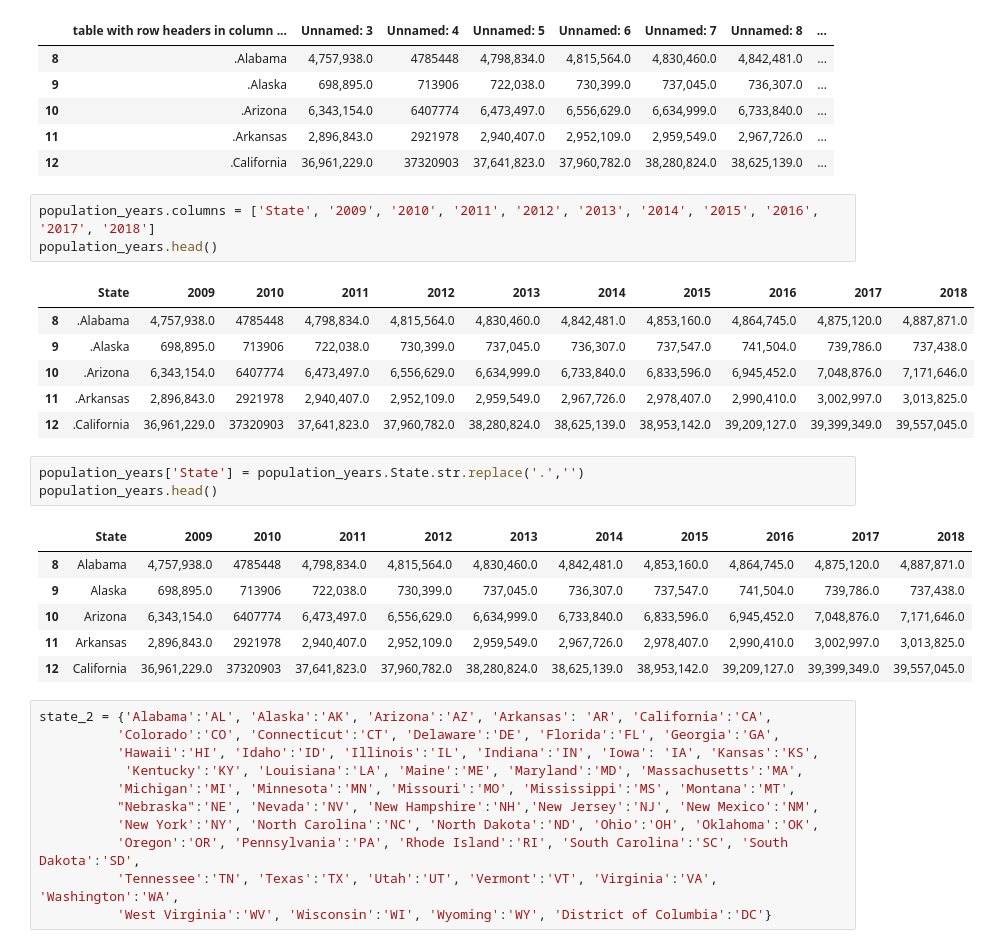
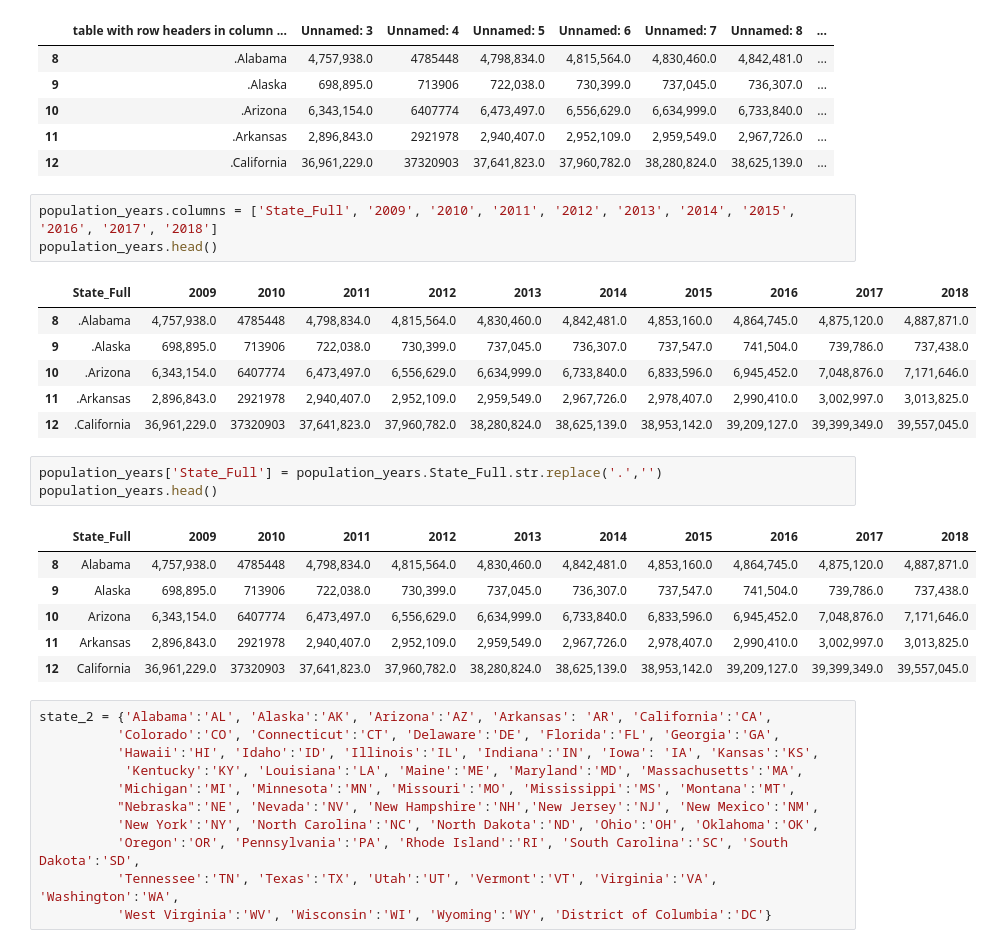
Before and after one commit to jdwright76/Project_1_group1.2, a Jupyter notebook: census_data/project_1_census.ipynb, the cells around one changed output. Saved outputs shown, nothing was run; the diff lists cells and outputs as text.

```diff
--- a/census_data/project_1_census.ipynb
+++ b/census_data/project_1_census.ipynb
@@ -39,20 +39,20 @@ population_years.head()
 | 11 | .Arkansas | 2,896,843.0 | 2921978 | 2,940,407.0 | 2,952,109.0 | 2,959,549.0 | 2,967,726.0 | ... |
 | 12 | .California | 36,961,229.0 | 37320903 | 37,641,823.0 | 37,960,782.0 | 38,280,824.0 | 38,625,139.0 | ... |
 # %%
-population_years.columns = ['State', '2009', '2010', '2011', '2012', '2013', '2014', '2015', '2016', '2017', '2018']
+population_years.columns = ['State_Full', '2009', '2010', '2011', '2012', '2013', '2014', '2015', '2016', '2017', '2018']
 population_years.head()
 # %% [output]
-|  | State | 2009 | 2010 | 2011 | 2012 | 2013 | 2014 | 2015 | 2016 | 2017 | 2018 |
+|  | State_Full | 2009 | 2010 | 2011 | 2012 | 2013 | 2014 | 2015 | 2016 | 2017 | 2018 |
 | 8 | .Alabama | 4,757,938.0 | 4785448 | 4,798,834.0 | 4,815,564.0 | 4,830,460.0 | 4,842,481.0 | 4,853,160.0 | 4,864,745.0 | 4,875,120.0 | 4,887,871.0 |
 | 9 | .Alaska | 698,895.0 | 713906 | 722,038.0 | 730,399.0 | 737,045.0 | 736,307.0 | 737,547.0 | 741,504.0 | 739,786.0 | 737,438.0 |
 | 10 | .Arizona | 6,343,154.0 | 6407774 | 6,473,497.0 | 6,556,629.0 | 6,634,999.0 | 6,733,840.0 | 6,833,596.0 | 6,945,452.0 | 7,048,876.0 | 7,171,646.0 |
 | 11 | .Arkansas | 2,896,843.0 | 2921978 | 2,940,407.0 | 2,952,109.0 | 2,959,549.0 | 2,967,726.0 | 2,978,407.0 | 2,990,410.0 | 3,002,997.0 | 3,013,825.0 |
 | 12 | .California | 36,961,229.0 | 37320903 | 37,641,823.0 | 37,960,782.0 | 38,280,824.0 | 38,625,139.0 | 38,953,142.0 | 39,209,127.0 | 39,399,349.0 | 39,557,045.0 |
 # %%
-population_years['State'] = population_years.State.str.replace('.','')
+population_years['State_Full'] = population_years.State_Full.str.replace('.','')
 population_years.head()
 # %% [output]
-|  | State | 2009 | 2010 | 2011 | 2012 | 2013 | 2014 | 2015 | 2016 | 2017 | 2018 |
+|  | State_Full | 2009 | 2010 | 2011 | 2012 | 2013 | 2014 | 2015 | 2016 | 2017 | 2018 |
 | 8 | Alabama | 4,757,938.0 | 4785448 | 4,798,834.0 | 4,815,564.0 | 4,830,460.0 | 4,842,481.0 | 4,853,160.0 | 4,864,745.0 | 4,875,120.0 | 4,887,871.0 |
 | 9 | Alaska | 698,895.0 | 713906 | 722,038.0 | 730,399.0 | 737,045.0 | 736,307.0 | 737,547.0 | 741,504.0 | 739,786.0 | 737,438.0 |
 | 10 | Arizona | 6,343,154.0 | 6407774 | 6,473,497.0 | 6,556,629.0 | 6,634,999.0 | 6,733,840.0 | 6,833,596.0 | 6,945,452.0 | 7,048,876.0 | 7,171,646.0 |
```
Also changed, not shown: parts of 3 cells of this notebook, 1 other file.
